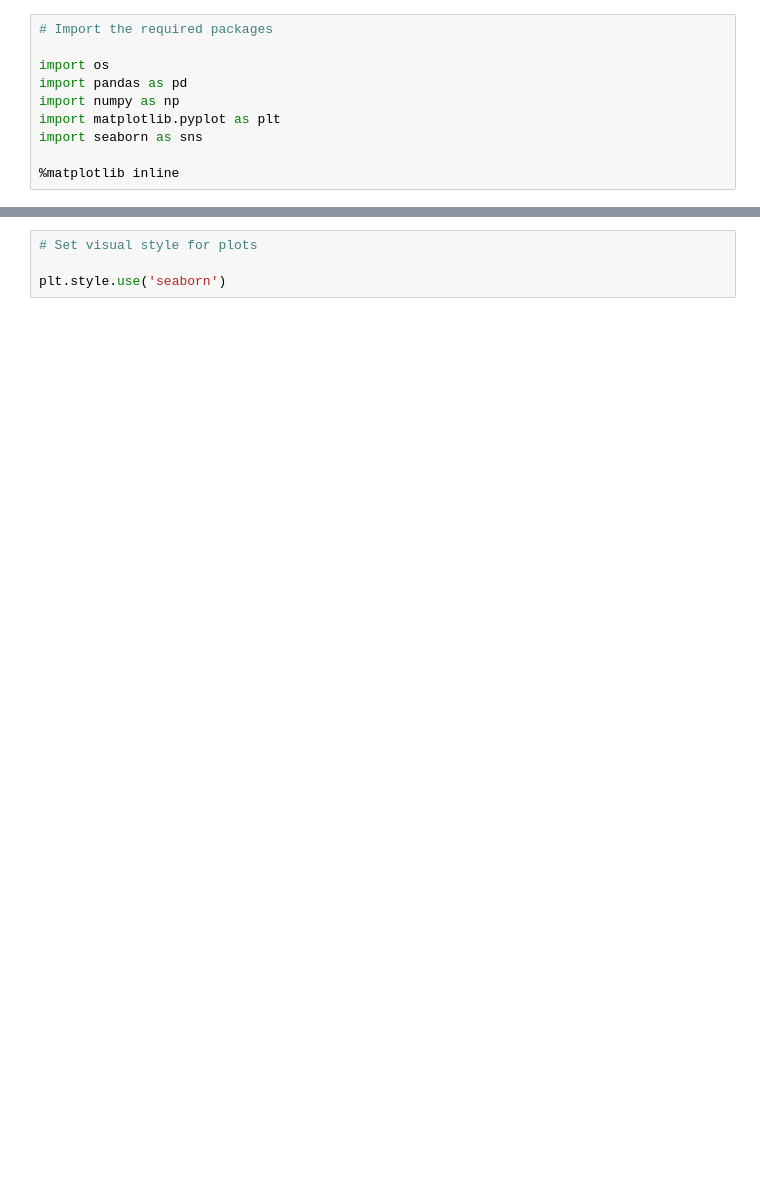
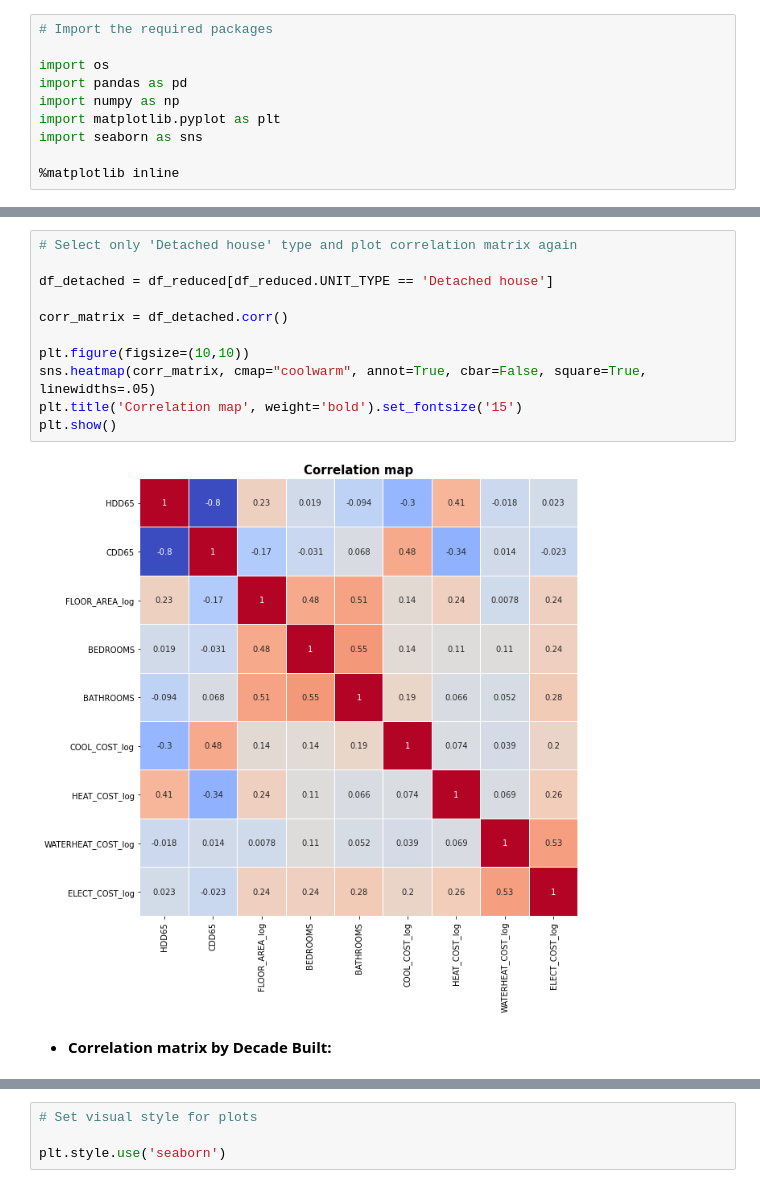
Before and after one commit to jvrnuno/Capstone-2, a Jupyter notebook: notebooks/2_JNT_exploratory_data_analysis.ipynb, the cells around one changed output, grey strips where cells are left out. Drawn from its saved outputs; the diff is of its cells as text; blank space fills up the shorter version.

```diff
--- a/notebooks/2_JNT_exploratory_data_analysis.ipynb
+++ b/notebooks/2_JNT_exploratory_data_analysis.ipynb
@@ -66,0 +139,15 @@ df.head()
+# %%
+# Select only 'Detached house' type and plot correlation matrix again
+
+df_detached = df_reduced[df_reduced.UNIT_TYPE == 'Detached house']
+
+corr_matrix = df_detached.corr()
+
+plt.figure(figsize=(10,10))
+sns.heatmap(corr_matrix, cmap="coolwarm", annot=True, cbar=False, square=True, linewidths=.05)
+plt.title('Correlation map', weight='bold').set_fontsize('15')
+plt.show()
+# %% [output]
+[figure, added]
+# %% [markdown]
+- **Correlation matrix by Decade Built:**
```
Also changed, not shown: parts of 91 cells of this notebook.
